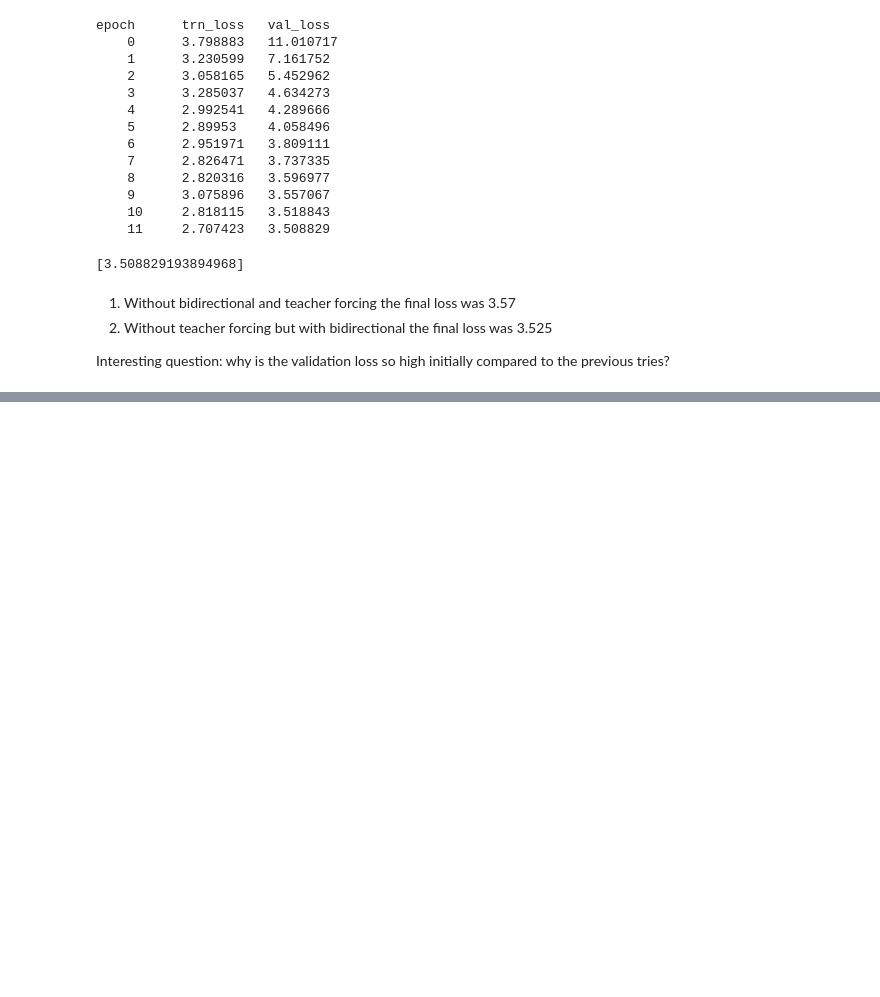
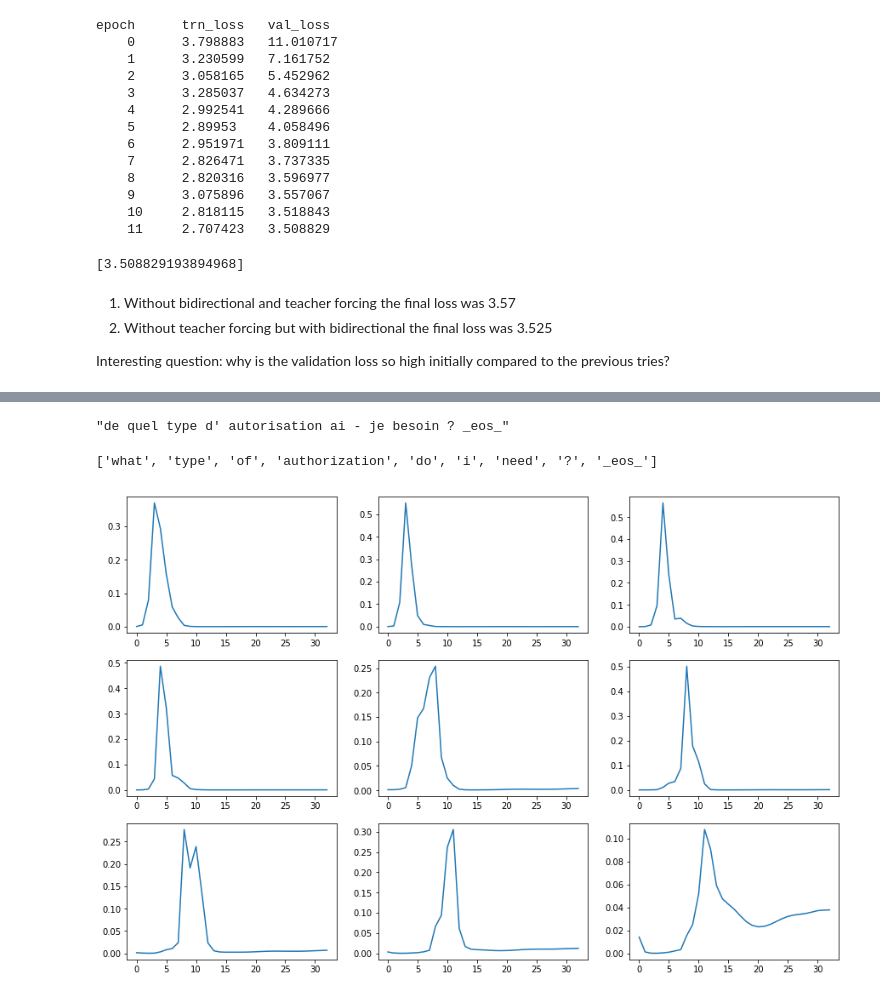
Before and after one commit to aiedward/fastai-1, a Jupyter notebook: Neural translation - seq2seq.ipynb, the cells around one changed output, grey strips where cells are left out. Cells and saved outputs as stored; diff of their text form; code cells hidden in the pictures; blank space fills up the shorter version.

```diff
--- a/Neural translation - seq2seq.ipynb
+++ b/Neural translation - seq2seq.ipynb
@@ -717,0 +1007,23 @@ learn.load('teacher_forcing_model')
+# %%
+x, y = next(itertools.islice(iter(val_dl), 21, None))
+probs, attns = learn.model(V(x), ret_attn=True)
+preds = to_np(probs.max(2)[1])
+# %%
+i = 103
+attn = to_np(attns[...,i])
+input_sequence = ' '.join([fr_itos[o] for o in x[:, i] if o != 1])
+output_words = [en_itos[o] for o in preds[:, i] if o != 1]
+# %%
+input_sequence
+# %% [output]
+"de quel type d' autorisation ai - je besoin ? _eos_"
+# %%
+output_words
+# %% [output]
+['what', 'type', 'of', 'authorization', 'do', 'i', 'need', '?', '_eos_']
+# %%
+fig, axes = plt.subplots(3, 3, figsize=(15, 10))
+for i,ax in enumerate(axes.flat):
+    ax.plot(attn[i])
+# %% [output]
+[figure, added]
```
Also changed, not shown: parts of 22 cells of this notebook.
